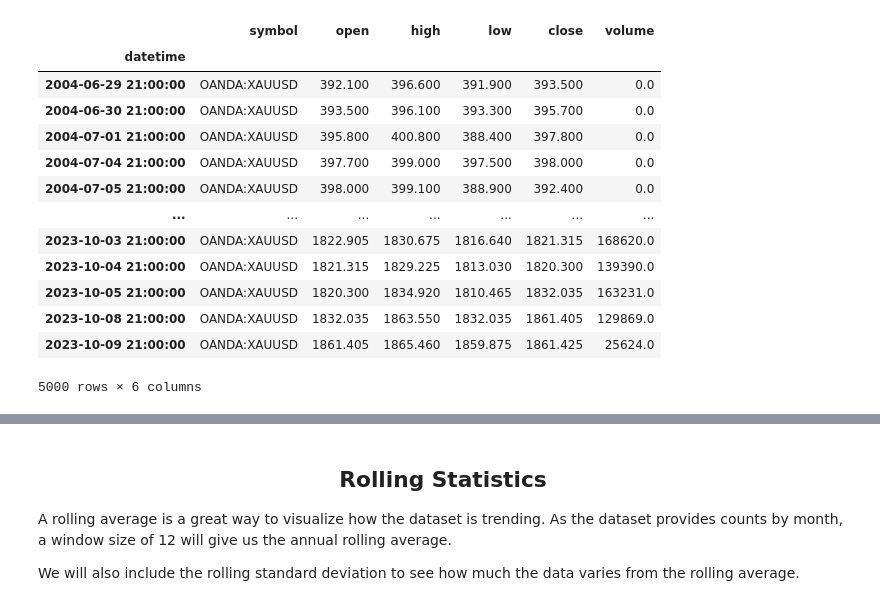
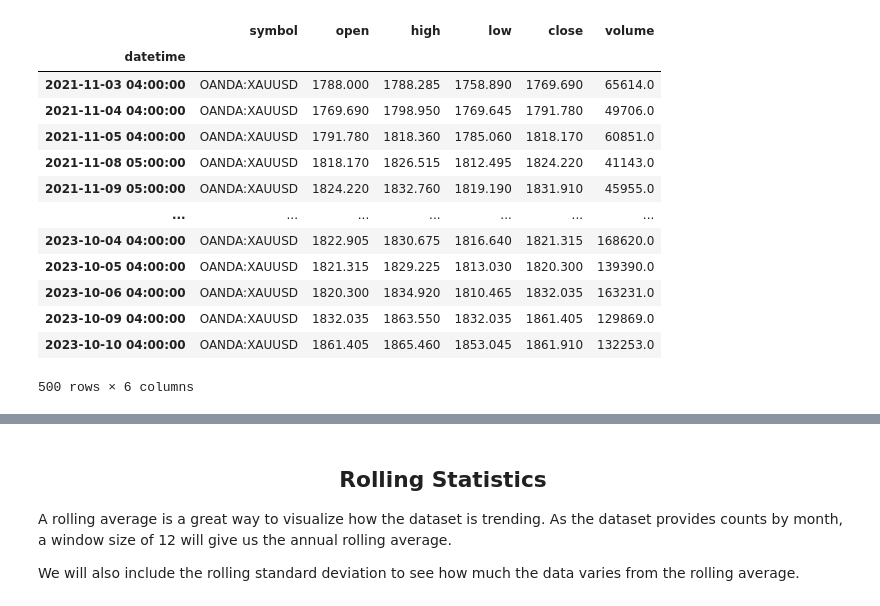
Before and after one commit to AlienX77-cmd/Computational-Finance, a Jupyter notebook: Computational_Finance_Homework_ARIMA_6310505688_Kittipak.ipynb, the cells around one changed output, grey strips where cells are left out. Drawn from its saved outputs; the diff is of its cells as text; code cells hidden in the pictures.

```diff
--- a/Computational_Finance_Homework_ARIMA_6310505688_Kittipak.ipynb
+++ b/Computational_Finance_Homework_ARIMA_6310505688_Kittipak.ipynb
@@ -37,6 +37,6 @@ WARNING:tvDatafeed.main:you are using nologin method, data you access may be lim
 # %%
 now = datetime.now()
 print("now =", now)
-data=tv.get_hist(symbol='XAUUSD', exchange='OANDA', interval=Interval.in_daily, n_bars=5000)
+data=tv.get_hist(symbol='XAUUSD', exchange='OANDA', interval=Interval.in_daily, n_bars=500)
 data
 # %% [output]
@@ -44,17 +44,17 @@ now = 2023-10-10 05:29:21.229512
 |  | symbol | open | high | low | close | volume |
 | datetime |  |  |  |  |  |  |
-| 2004-06-29 21:00:00 | OANDA:XAUUSD | 392.100 | 396.600 | 391.900 | 393.500 | 0.0 |
-| 2004-06-30 21:00:00 | OANDA:XAUUSD | 393.500 | 396.100 | 393.300 | 395.700 | 0.0 |
-| 2004-07-01 21:00:00 | OANDA:XAUUSD | 395.800 | 400.800 | 388.400 | 397.800 | 0.0 |
-| 2004-07-04 21:00:00 | OANDA:XAUUSD | 397.700 | 399.000 | 397.500 | 398.000 | 0.0 |
-| 2004-07-05 21:00:00 | OANDA:XAUUSD | 398.000 | 399.100 | 388.900 | 392.400 | 0.0 |
+| 2021-11-03 04:00:00 | OANDA:XAUUSD | 1788.000 | 1788.285 | 1758.890 | 1769.690 | 65614.0 |
+| 2021-11-04 04:00:00 | OANDA:XAUUSD | 1769.690 | 1798.950 | 1769.645 | 1791.780 | 49706.0 |
+| 2021-11-05 04:00:00 | OANDA:XAUUSD | 1791.780 | 1818.360 | 1785.060 | 1818.170 | 60851.0 |
+| 2021-11-08 05:00:00 | OANDA:XAUUSD | 1818.170 | 1826.515 | 1812.495 | 1824.220 | 41143.0 |
+| 2021-11-09 05:00:00 | OANDA:XAUUSD | 1824.220 | 1832.760 | 1819.190 | 1831.910 | 45955.0 |
 | ... | ... | ... | ... | ... | ... | ... |
-| 2023-10-03 21:00:00 | OANDA:XAUUSD | 1822.905 | 1830.675 | 1816.640 | 1821.315 | 168620.0 |
-| 2023-10-04 21:00:00 | OANDA:XAUUSD | 1821.315 | 1829.225 | 1813.030 | 1820.300 | 139390.0 |
-| 2023-10-05 21:00:00 | OANDA:XAUUSD | 1820.300 | 1834.920 | 1810.465 | 1832.035 | 163231.0 |
-| 2023-10-08 21:00:00 | OANDA:XAUUSD | 1832.035 | 1863.550 | 1832.035 | 1861.405 | 129869.0 |
-| 2023-10-09 21:00:00 | OANDA:XAUUSD | 1861.405 | 1865.460 | 1859.875 | 1861.425 | 25624.0 |
+| 2023-10-04 04:00:00 | OANDA:XAUUSD | 1822.905 | 1830.675 | 1816.640 | 1821.315 | 168620.0 |
+| 2023-10-05 04:00:00 | OANDA:XAUUSD | 1821.315 | 1829.225 | 1813.030 | 1820.300 | 139390.0 |
+| 2023-10-06 04:00:00 | OANDA:XAUUSD | 1820.300 | 1834.920 | 1810.465 | 1832.035 | 163231.0 |
+| 2023-10-09 04:00:00 | OANDA:XAUUSD | 1832.035 | 1863.550 | 1832.035 | 1861.405 | 129869.0 |
+| 2023-10-10 04:00:00 | OANDA:XAUUSD | 1861.405 | 1865.460 | 1853.045 | 1861.910 | 132253.0 |
-5000 rows × 6 columns
+500 rows × 6 columns
 # %%
 from datetime import datetime
 import numpy as np
```
Also changed, not shown: parts of 44 cells of this notebook.
